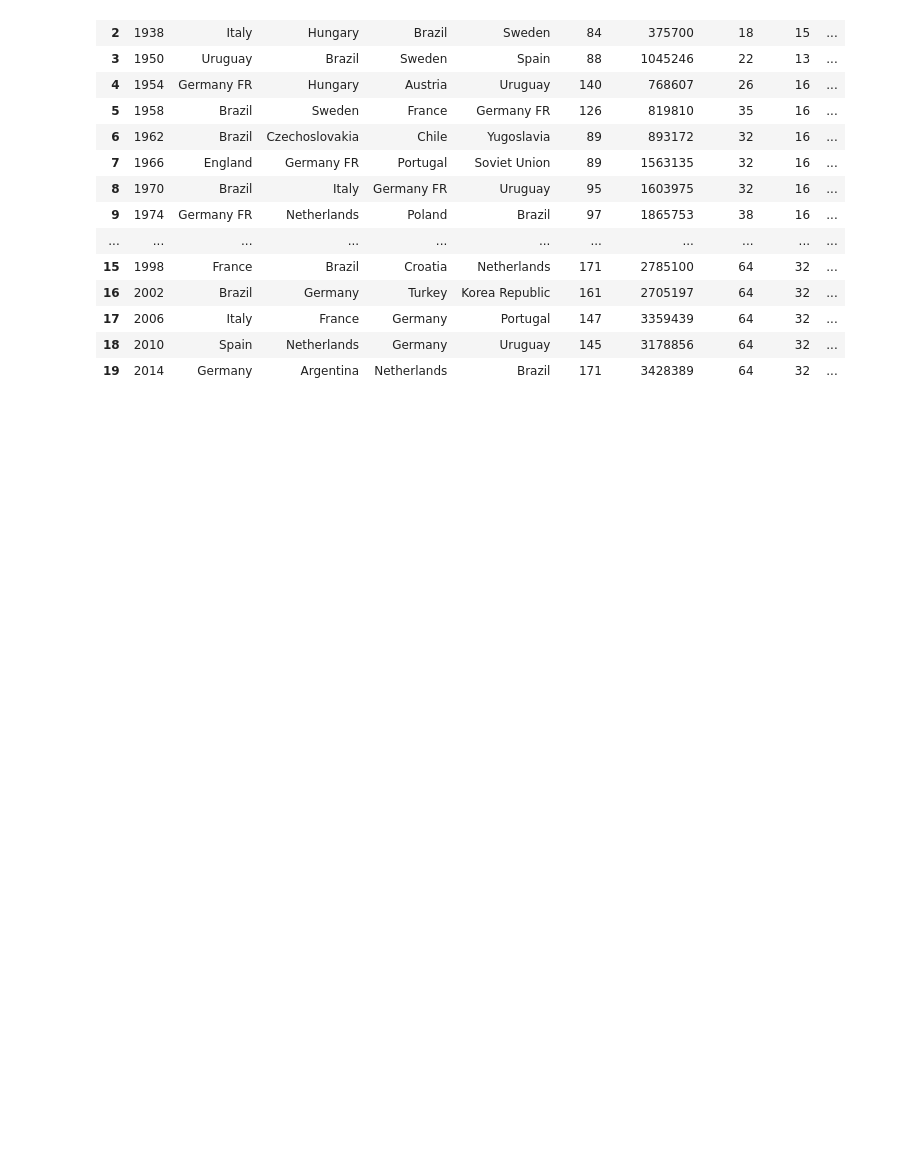
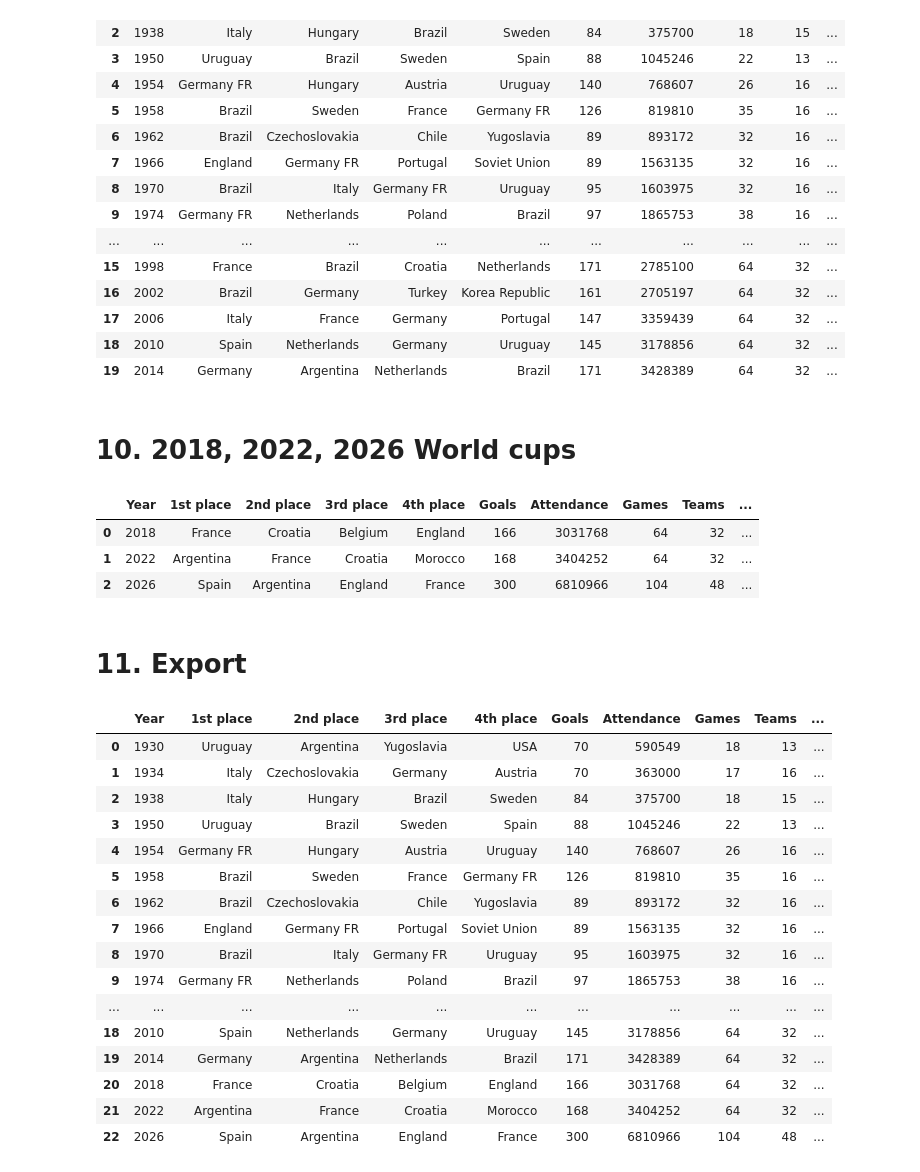
Before and after one commit to aaleksaacic/world-cup-analytics, a Jupyter notebook: notebooks/02_worldcup.ipynb, the cells around one changed output. Saved outputs shown, nothing was run; the diff lists cells and outputs as text; code cells hidden in the pictures; blank space fills up the shorter version.

Commit message:
feat: post 2014 world cups added

```diff
--- a/notebooks/02_worldcup.ipynb
+++ b/notebooks/02_worldcup.ipynb
@@ -780,3 +780,15 @@ world_cup_df
 | 17 | 2006 | Italy | France | Germany | Portugal | 147 | 3359439 | 64 | 32 | ... |
 | 18 | 2010 | Spain | Netherlands | Germany | Uruguay | 145 | 3178856 | 64 | 32 | ... |
 | 19 | 2014 | Germany | Argentina | Netherlands | Brazil | 171 | 3428389 | 64 | 32 | ... |
+# %% [markdown]
+# 10. 2018, 2022, 2026 World cups
+# %%
+def read_json(filename: str) -> Dict:
+    with open(filename, "r", encoding="utf-8") as file:
+        return json.load(file)
+
+
+file2018 = "../data/raw/matches-2018.json"
+file2022 = "../data/raw/matches-2022.json"
+file2026 = "../data/raw/matches-2026.json"
+tournaments = [read_json(file2018), read_json(file2022), read_json(file2026)]
@@ -782,0 +909,45 @@ world_cup_df
+# %%
+modern_world_cups = pd.DataFrame([
+    extract_world_cup_stats(tournament)
+    for tournament in tournaments
+])
+
+modern_world_cups
+# %% [output]
+|  | Year | 1st place | 2nd place | 3rd place | 4th place | Goals | Attendance | Games | Teams | ... |
+| 0 | 2018 | France | Croatia | Belgium | England | 166 | 3031768 | 64 | 32 | ... |
+| 1 | 2022 | Argentina | France | Croatia | Morocco | 168 | 3404252 | 64 | 32 | ... |
+| 2 | 2026 | Spain | Argentina | England | France | 300 | 6810966 | 104 | 48 | ... |
+# %% [markdown]
+# 11. Export
+# %%
+world_cup_df = (
+    world_cup_df
+    .set_index("Year")
+    .combine_first(modern_world_cups.set_index("Year"))
+    .reset_index()
+    .sort_values("Year")
+    .reset_index(drop=True)
+)
+world_cup_df["Most Common Result"] = (
+    world_cup_df["Most Common Result"].astype(str)
+)
+world_cup_df
+# %% [output]
+|  | Year | 1st place | 2nd place | 3rd place | 4th place | Goals | Attendance | Games | Teams | ... |
+| 0 | 1930 | Uruguay | Argentina | Yugoslavia | USA | 70 | 590549 | 18 | 13 | ... |
+| 1 | 1934 | Italy | Czechoslovakia | Germany | Austria | 70 | 363000 | 17 | 16 | ... |
+| 2 | 1938 | Italy | Hungary | Brazil | Sweden | 84 | 375700 | 18 | 15 | ... |
+| 3 | 1950 | Uruguay | Brazil | Sweden | Spain | 88 | 1045246 | 22 | 13 | ... |
+| 4 | 1954 | Germany FR | Hungary | Austria | Uruguay | 140 | 768607 | 26 | 16 | ... |
+| 5 | 1958 | Brazil | Sweden | France | Germany FR | 126 | 819810 | 35 | 16 | ... |
+| 6 | 1962 | Brazil | Czechoslovakia | Chile | Yugoslavia | 89 | 893172 | 32 | 16 | ... |
+| 7 | 1966 | England | Germany FR | Portugal | Soviet Union | 89 | 1563135 | 32 | 16 | ... |
+| 8 | 1970 | Brazil | Italy | Germany FR | Uruguay | 95 | 1603975 | 32 | 16 | ... |
+| 9 | 1974 | Germany FR | Netherlands | Poland | Brazil | 97 | 1865753 | 38 | 16 | ... |
+| ... | ... | ... | ... | ... | ... | ... | ... | ... | ... | ... |
+| 18 | 2010 | Spain | Netherlands | Germany | Uruguay | 145 | 3178856 | 64 | 32 | ... |
+| 19 | 2014 | Germany | Argentina | Netherlands | Brazil | 171 | 3428389 | 64 | 32 | ... |
+| 20 | 2018 | France | Croatia | Belgium | England | 166 | 3031768 | 64 | 32 | ... |
+| 21 | 2022 | Argentina | France | Croatia | Morocco | 168 | 3404252 | 64 | 32 | ... |
+| 22 | 2026 | Spain | Argentina | England | France | 300 | 6810966 | 104 | 48 | ... |
```
Also changed, not shown: parts of 2 cells of this notebook, 2 other files.
